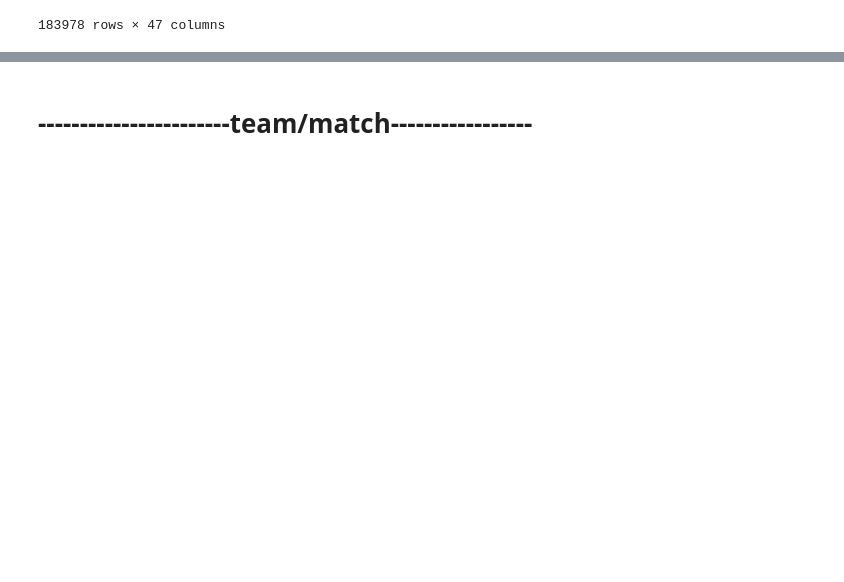
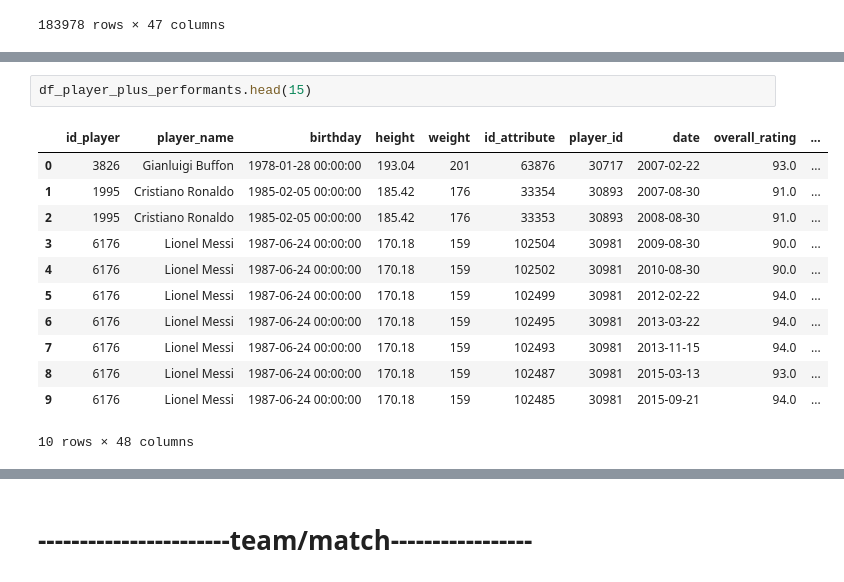
Before and after one commit to rahiqi-al/football-_clustering, a Jupyter notebook: general_vis.ipynb, the cells around one changed output, grey strips where cells are left out. Saved outputs shown, nothing was run; the diff lists cells and outputs as text; blank space fills up the shorter version.

```diff
--- a/general_vis.ipynb
+++ b/general_vis.ipynb
@@ -36,0 +62,15 @@ df_player
+# %%
+df_player_plus_performants.head(15)
+# %% [output]
+|  | id_player | player_name | birthday | height | weight | id_attribute | player_id | date | overall_rating | ... |
+| 0 | 3826 | Gianluigi Buffon | 1978-01-28 00:00:00 | 193.04 | 201 | 63876 | 30717 | 2007-02-22 | 93.0 | ... |
+| 1 | 1995 | Cristiano Ronaldo | 1985-02-05 00:00:00 | 185.42 | 176 | 33354 | 30893 | 2007-08-30 | 91.0 | ... |
+| 2 | 1995 | Cristiano Ronaldo | 1985-02-05 00:00:00 | 185.42 | 176 | 33353 | 30893 | 2008-08-30 | 91.0 | ... |
+| 3 | 6176 | Lionel Messi | 1987-06-24 00:00:00 | 170.18 | 159 | 102504 | 30981 | 2009-08-30 | 90.0 | ... |
+| 4 | 6176 | Lionel Messi | 1987-06-24 00:00:00 | 170.18 | 159 | 102502 | 30981 | 2010-08-30 | 90.0 | ... |
+| 5 | 6176 | Lionel Messi | 1987-06-24 00:00:00 | 170.18 | 159 | 102499 | 30981 | 2012-02-22 | 94.0 | ... |
+| 6 | 6176 | Lionel Messi | 1987-06-24 00:00:00 | 170.18 | 159 | 102495 | 30981 | 2013-03-22 | 94.0 | ... |
+| 7 | 6176 | Lionel Messi | 1987-06-24 00:00:00 | 170.18 | 159 | 102493 | 30981 | 2013-11-15 | 94.0 | ... |
+| 8 | 6176 | Lionel Messi | 1987-06-24 00:00:00 | 170.18 | 159 | 102487 | 30981 | 2015-03-13 | 93.0 | ... |
+| 9 | 6176 | Lionel Messi | 1987-06-24 00:00:00 | 170.18 | 159 | 102485 | 30981 | 2015-09-21 | 94.0 | ... |
+10 rows × 48 columns
```
Also changed, not shown: parts of 19 cells of this notebook, 1 other file.
